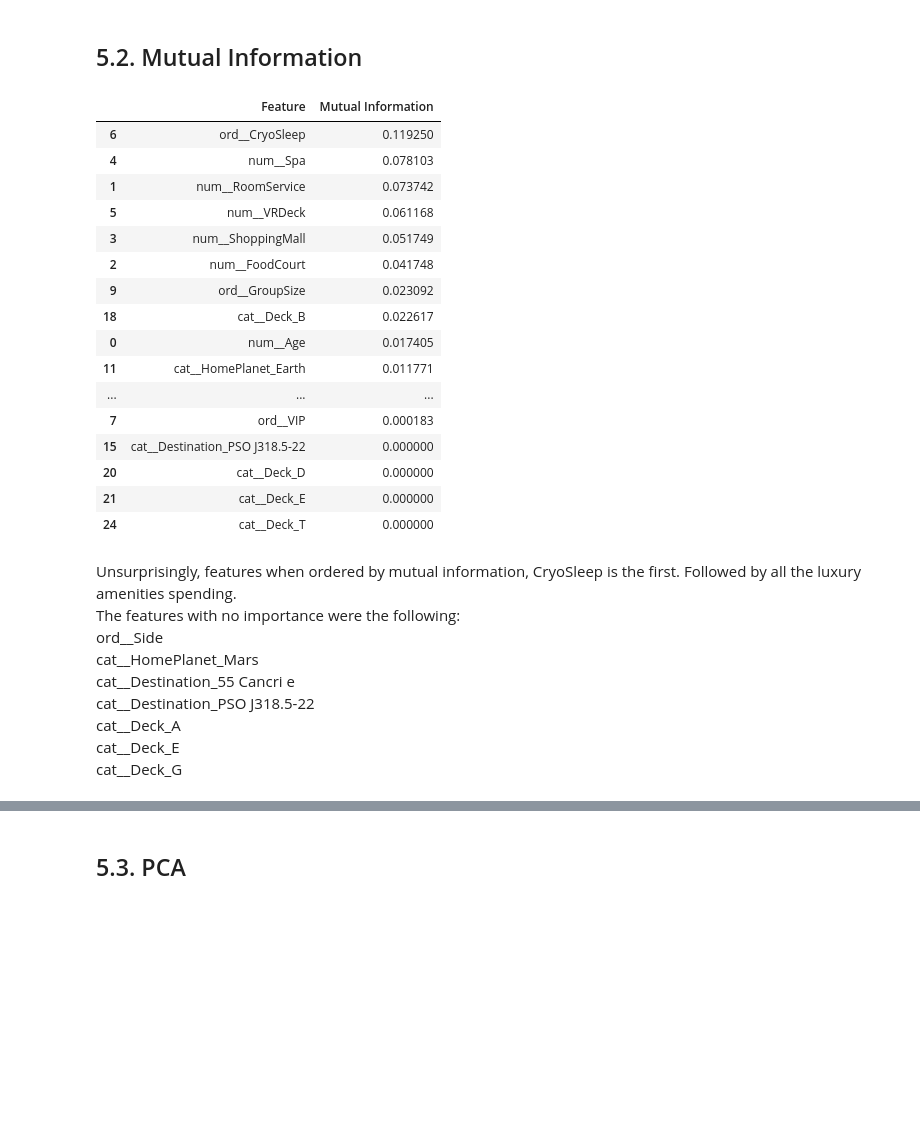
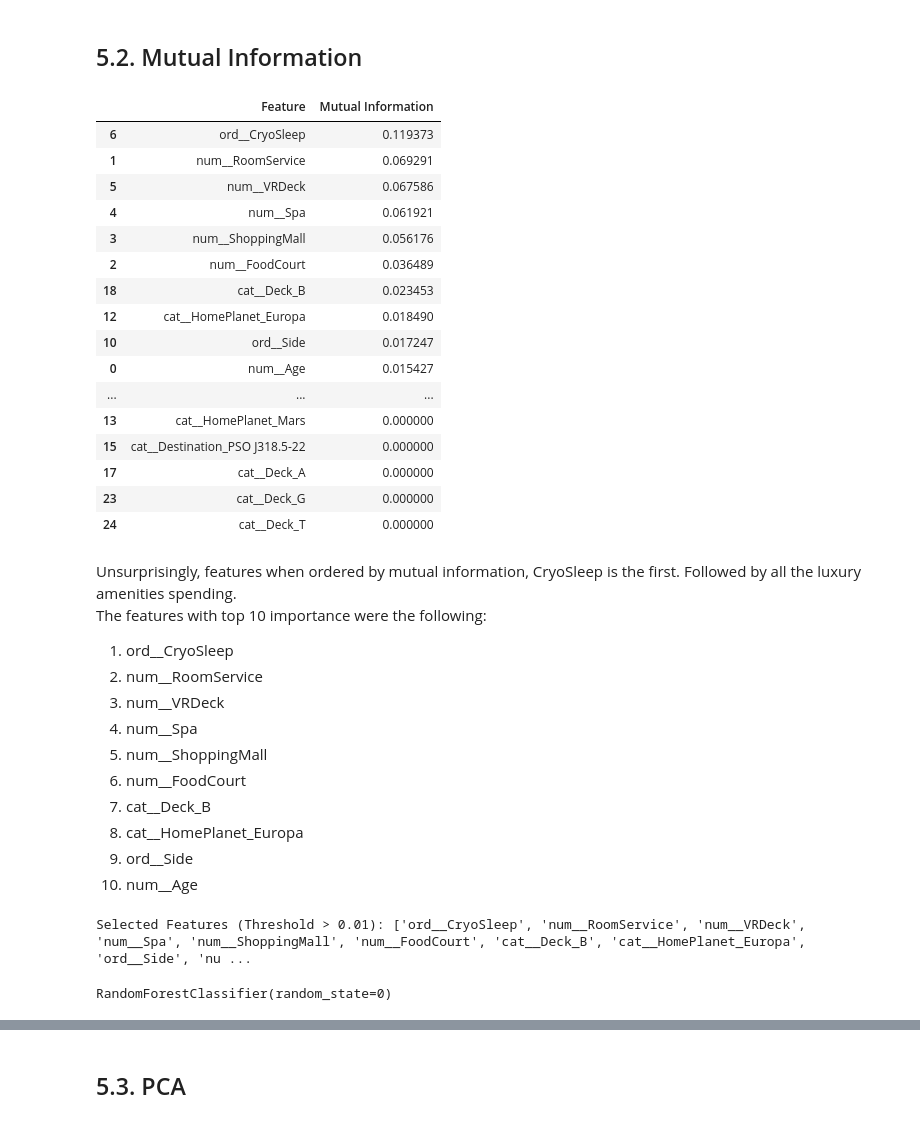
Before and after one commit to CelineChiLamNg/spaceship_prediction, a Jupyter notebook: spaceship_titanic.ipynb, the cells around one changed output, grey strips where cells are left out. Cells and saved outputs as stored; diff of their text form; code cells hidden in the pictures; blank space fills up the shorter version.

Commit message:
model choosing

```diff
--- a/spaceship_titanic.ipynb
+++ b/spaceship_titanic.ipynb
@@ -730,7 +731,7 @@ spaceship_ml = spaceship_train.copy()
 spaceship_ml = spaceship_ml.drop(['PassengerId', 'Cabin', 'Group', 'Num'],
                                  axis=1)
 
-X_train, y_train = (spaceship_ml.drop(columns=[target_name]).copy().reset_index(drop=True),
+X, y = (spaceship_ml.drop(columns=[target_name]).copy().reset_index(drop=True),
             spaceship_ml[target_name].reset_index(drop=True))
 # %% [markdown]
 **Define columns**<br>
@@ -743,7 +744,7 @@ multicat_columns = ['HomePlanet', 'Destination', 'Deck']
 
 for col in ordinal_yesno_columns:
     le = LabelEncoder()
-    X_train[col] = le.fit_transform(X_train[col].astype(str))
+    X[col] = le.fit_transform(X[col].astype(str))
 # %% [markdown]
 **Define preprocessors for each data type**
 # %%
@@ -784,9 +783,8 @@ Objective:<br>
 # %% [markdown]
 ## 5.1. All features included
 # %%
-X_train_tf, y_train, X_eval_tf, y_eval = (prep_train_eval
-                                                  (preprocessor_1,
-                                                         X_train, y_train))
+X_train_tf, y_train, X_eval_tf, y_eval = (prep_train_eval(preprocessor_1, X,
+                                                          y))
 
 model = RandomForestClassifier(n_estimators=100, random_state=0)
 model.fit(X_train_tf, y_train)
@@ -823,38 +821,59 @@ evaluation_df
 # %% [markdown]
 ## 5.2. Mutual Information
 # %%
-mi_scores = mutual_info_classif(X_train_tf, y_train, discrete_features='auto')
+mi_scores = mutual_info_classif(X_train_tf, y_train,
+                                discrete_features='auto', random_state=0)
 mi_df = pd.DataFrame({'Feature': X_train_tf.columns, 'Mutual Information': mi_scores})
 mi_df = mi_df.sort_values(by='Mutual Information', ascending=False)
 
 mi_df
 # %% [output]
 |  | Feature | Mutual Information |
-| 6 | ord__CryoSleep | 0.119250 |
-| 4 | num__Spa | 0.078103 |
-| 1 | num__RoomService | 0.073742 |
-| 5 | num__VRDeck | 0.061168 |
-| 3 | num__ShoppingMall | 0.051749 |
-| 2 | num__FoodCourt | 0.041748 |
-| 9 | ord__GroupSize | 0.023092 |
-| 18 | cat__Deck_B | 0.022617 |
-| 0 | num__Age | 0.017405 |
-| 11 | cat__HomePlanet_Earth | 0.011771 |
+| 6 | ord__CryoSleep | 0.119373 |
+| 1 | num__RoomService | 0.069291 |
+| 5 | num__VRDeck | 0.067586 |
+| 4 | num__Spa | 0.061921 |
+| 3 | num__ShoppingMall | 0.056176 |
+| 2 | num__FoodCourt | 0.036489 |
+| 18 | cat__Deck_B | 0.023453 |
+| 12 | cat__HomePlanet_Europa | 0.018490 |
+| 10 | ord__Side | 0.017247 |
+| 0 | num__Age | 0.015427 |
 | ... | ... | ... |
-| 7 | ord__VIP | 0.000183 |
+| 13 | cat__HomePlanet_Mars | 0.000000 |
 | 15 | cat__Destination_PSO J318.5-22 | 0.000000 |
-| 20 | cat__Deck_D | 0.000000 |
-| 21 | cat__Deck_E | 0.000000 |
+| 17 | cat__Deck_A | 0.000000 |
+| 23 | cat__Deck_G | 0.000000 |
 | 24 | cat__Deck_T | 0.000000 |
 # %% [markdown]
 Unsurprisingly, features when ordered by mutual information, CryoSleep is
 the first. Followed by all the luxury amenities spending.<br>
-The features with no importance were the following:<br>
-ord__Side <br>
-cat__HomePlanet_Mars <br>
-cat__Destination_55 Cancri e<br>
-cat__Destination_PSO J318.5-22<br>
-cat__Deck_A<br>
-cat__Deck_E<br>
-cat__Deck_G<br>
+The features with top 10 importance were the following:<br>
+1. ord__CryoSleep
+2. num__RoomService
+3. num__VRDeck
+4. num__Spa
+5. num__ShoppingMall
+6. num__FoodCourt
+7. cat__Deck_B
+8. cat__HomePlanet_Europa
+9. ord__Side
+10. num__Age
+# %%
+selected_features_threshold = (
+    mi_df[mi_df['Mutual Information'] > 0.01]['Feature'].tolist())
+print("Selected Features (Threshold > 0.01):", selected_features_threshold)
+# %% [output]
+Selected Features (Threshold > 0.01): ['ord__CryoSleep', 'num__RoomService', 'num__VRDeck', 'num__Spa', 'num__ShoppingMall', 'num__FoodCourt', 'cat__Deck_B', 'cat__HomePlanet_Europa', 'ord__Side', 'nu ...
+# %%
+X_eval_tf_mi = X_eval_tf.copy()
+X_eval_tf_mi = X_eval_tf_mi[selected_features_threshold]
+
+X_train_tf_mi = X_train_tf.copy()
+X_train_tf_mi = X_train_tf_mi[selected_features_threshold]
+
+model = RandomForestClassifier(n_estimators=100, random_state=0)
+model.fit(X_train_tf_mi, y_train)
+# %% [output]
+RandomForestClassifier(random_state=0)
 # %%
```
Also changed, not shown: parts of 20 cells of this notebook.
